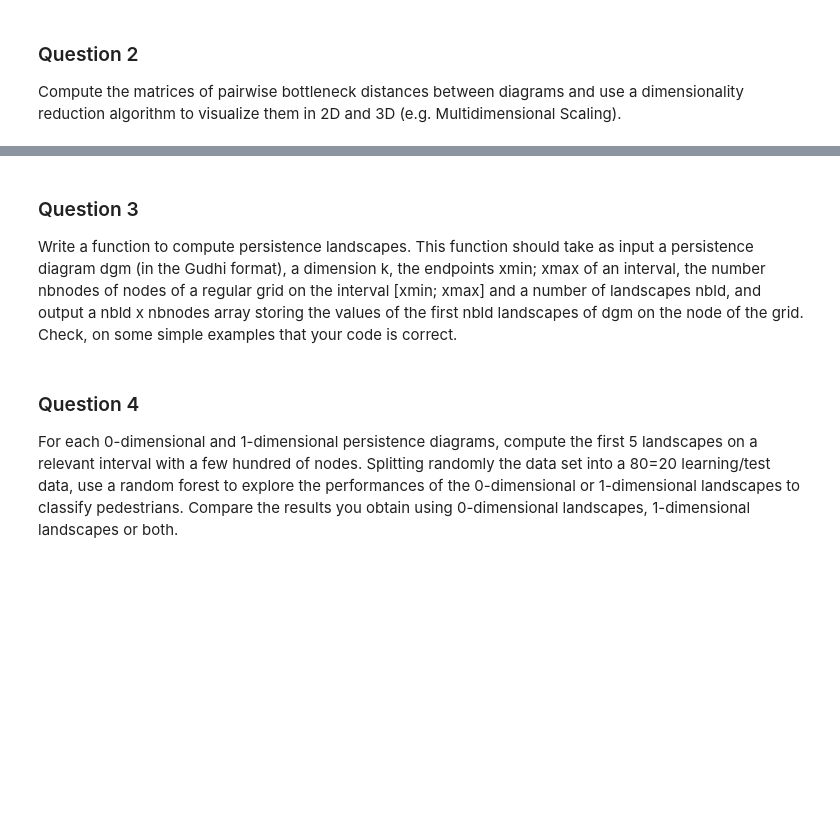
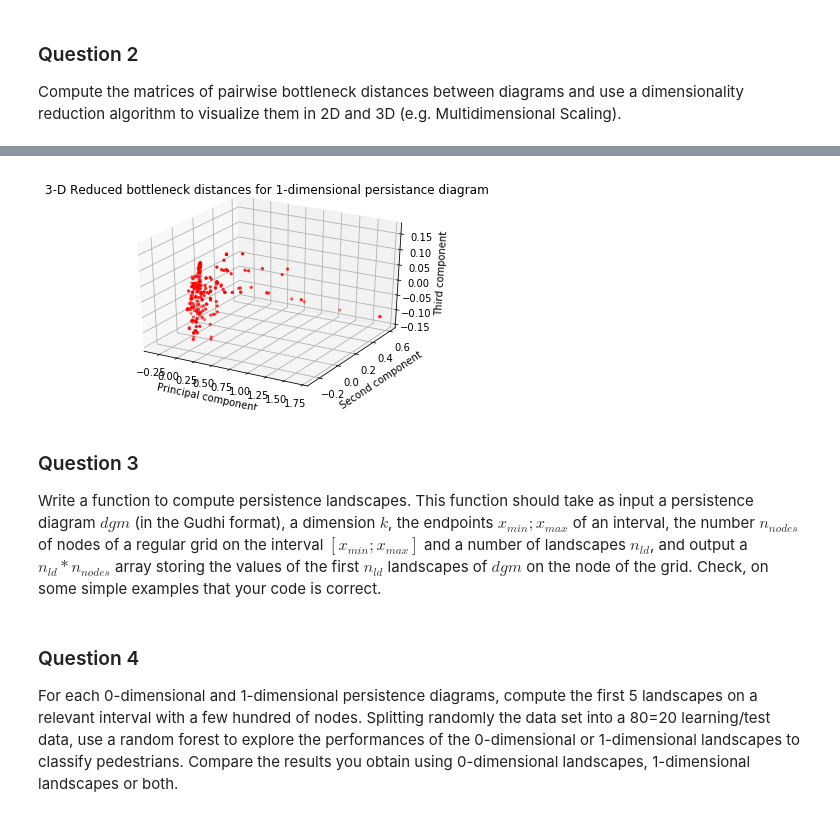
Before and after one commit to sidou10/gmda-pedestrian-recognition, a Jupyter notebook: pedestrian_recognition.ipynb, the cells around one changed output, grey strips where cells are left out. Drawn from its saved outputs; the diff is of its cells as text; code cells hidden in the pictures; blank space fills up the shorter version.

```diff
--- a/pedestrian_recognition.ipynb
+++ b/pedestrian_recognition.ipynb
@@ -89,6 +120,11 @@ pd.DataFrame(pairwise_btnck_dist).to_csv(os.path.join(path_data, "pairwise_btnck
+# %%
+reduce_and_visualize(pairwise_btnck_dist_dim1, 1, n_components=3)
+# %% [output]
+[figure, added]
 # %% [markdown]
 ### Question 3
-Write a function to compute persistence landscapes. This function should take as input a persistence diagram dgm (in the Gudhi format), a dimension k, the endpoints xmin; xmax of an interval, the number nbnodes of nodes of a regular grid on the interval [xmin; xmax] and a number of landscapes nbld, and output a nbld x nbnodes array storing the values of the first nbld landscapes of dgm on the node of the grid. Check, on some simple examples that your code is correct.
+Write a function to compute persistence landscapes. This function should take as input a persistence diagram $dgm$ (in the Gudhi format), a dimension $k$, the endpoints $x_{min}; x_{max}$ of an interval, the number $n_{nodes}$
+of nodes of a regular grid on the interval $[x_{min}; x_{max}]$ and a number of landscapes $n_{ld}$, and output a $n_{ld}*n_{nodes}$ array storing the values of the first $n_{ld}$ landscapes of $dgm$ on the node of the grid. Check, on some simple examples that your code is correct.
 # %% [markdown]
 ### Question 4
 For each 0-dimensional and 1-dimensional persistence diagrams, compute the first 5 landscapes on a relevant interval with a few hundred of nodes. Splitting randomly the data set into a 80=20 learning/test data, use a random forest to explore the performances of the 0-dimensional or 1-dimensional landscapes to classify pedestrians. Compare the results you obtain using 0-dimensional landscapes, 1-dimensional landscapes or both.
```
Also changed, not shown: parts of 9 cells of this notebook.
